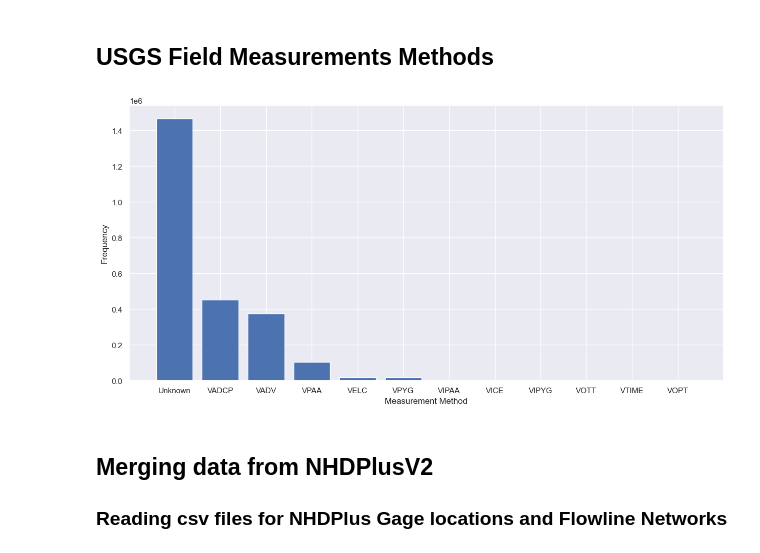
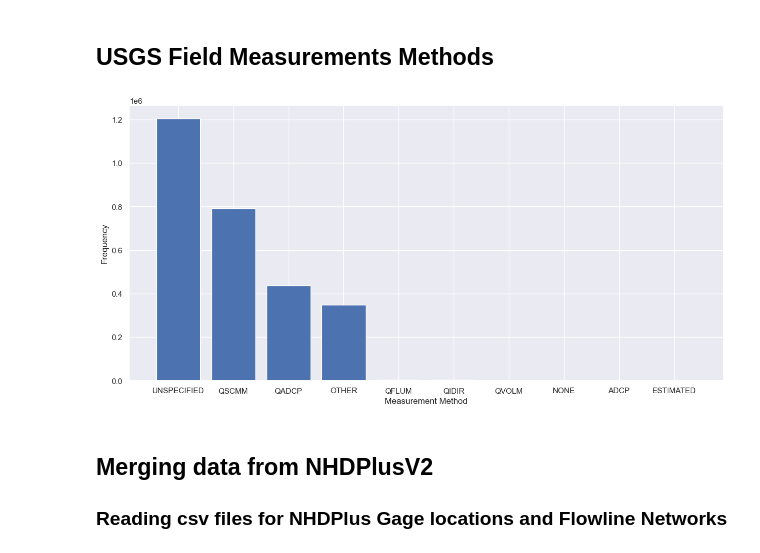
Before and after one commit to smhassanerfani/si2022, a Jupyter notebook: tauraat/tauraat.ipynb, the cells around one changed output. Drawn from its saved outputs; the diff is of its cells as text; code cells hidden in the pictures.

```diff
--- a/tauraat/tauraat.ipynb
+++ b/tauraat/tauraat.ipynb
@@ -118,19 +147,23 @@ tauraat = pd.read_csv('./tauraat-2022-10-24.csv', converters={'site_no': str}, l
 # %% [markdown]
 ## USGS Field Measurements Methods
 # %%
-vm = tauraat['velocity_method'].value_counts().reset_index().rename(columns={'index': 'vm', 'velocity_method': 'freq'})
-vm.iloc[0,0]='Unknown'
+sfm = tauraat['streamflow_method'].value_counts().reset_index().rename(columns={'index': 'sfm', 'streamflow_method': 'freq'})
+sfm.iloc[0,0]='UNSPECIFIED'
+sfm.iloc[3,0]='OTHER'
+sfm.iloc[-1,0]='ESTIMATED'
+sfm.iloc[-2,0]='ADCP'
+sfm.iloc[-3,0]='NONE'
 
-vm.to_csv('data/vm_data.csv', sep=',', encoding='utf-8', index=False)
+sfm.to_csv('data/sfm_data.csv', sep=',', encoding='utf-8', index=False)
 
 fig, ax = plt.subplots(figsize=(15,7))
-ax.bar(vm['vm'], vm['freq'])
+ax.bar(sfm['sfm'], sfm['freq'])
 ax.set_ylabel('Frequency')
 ax.set_xlabel("Measurement Method")
-plt.savefig('data/vm_barchart.png')
+# plt.savefig('data/vm_barchart.png')
 plt.show()
 # %% [output]
-[figure, old version]
+[figure, new version]
 # %% [markdown]
 ## Merging data from NHDPlusV2
 ### Reading csv files for NHDPlus Gage locations and Flowline Networks
```
Also changed, not shown: parts of 9 cells of this notebook.
